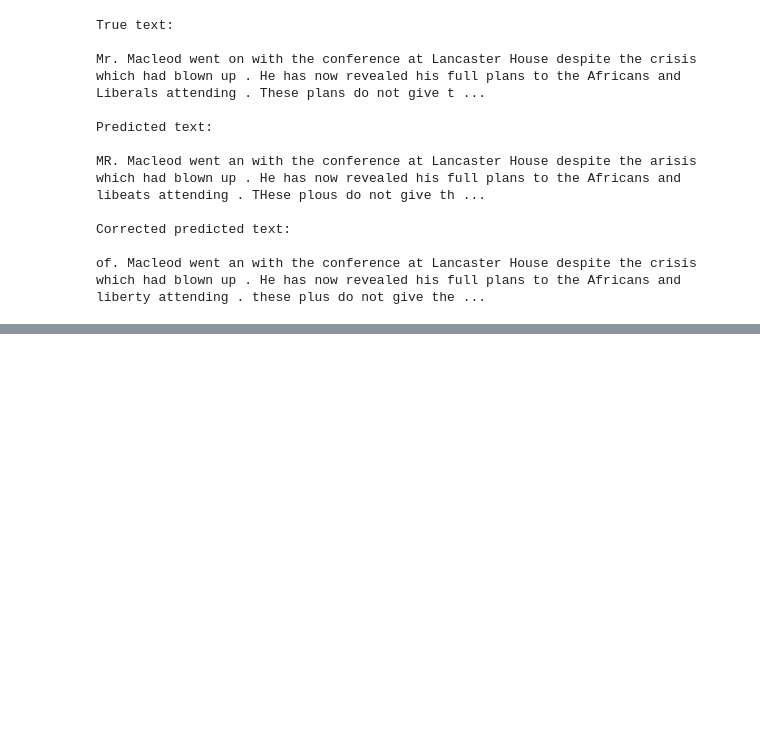
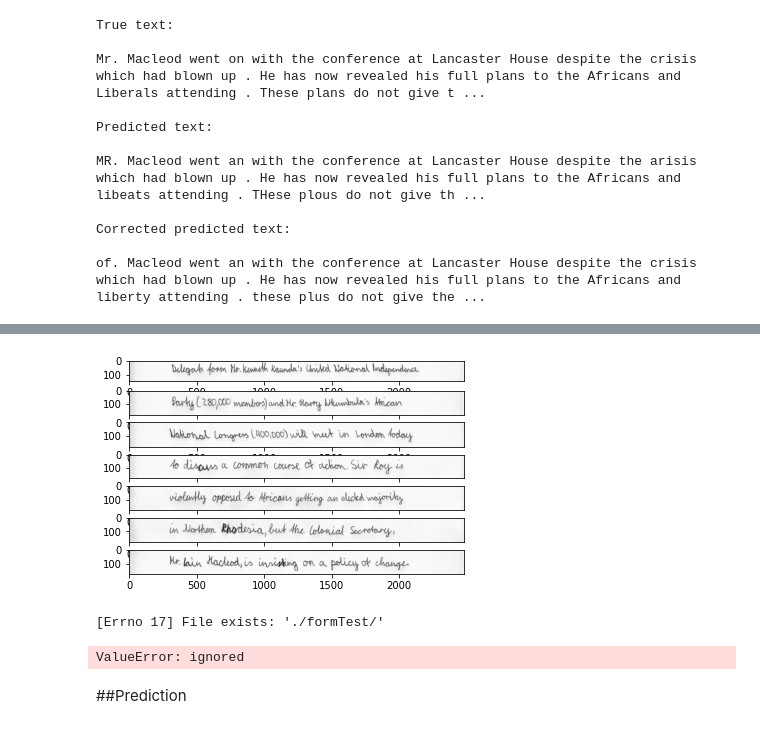
Before and after one commit to Zokoban/pyOCRTEN, a Jupyter notebook: ocr_project.ipynb, the cells around one changed output, grey strips where cells are left out. Drawn from its saved outputs; the diff is of its cells as text; code cells hidden in the pictures; blank space fills up the shorter version.

```diff
--- a/ocr_project.ipynb
+++ b/ocr_project.ipynb
@@ -885,0 +991,21 @@ of. Macleod went an with the conference at Lancaster House despite the crisis wh
+# %%
+#@title Creation of the list of lines from the form
+max_line=get_lines(img_bw)
+max_line=max_line>max_line.max()/2
+x_bot=np.argsort(max_line[2000:])[-1]+2000-10
+x_top=np.argsort(max_line[500:1000])[-1]+500+10
+
+only_text_img_color = img_color[x_top:x_bot,:,:]
+only_text_img_bw = img_bw[x_top:x_bot,:]
+
+lines=get_line_cut(only_text_img_bw)
+
+list_img_lines=[]
+for i in range(len(lines)-1):
+  list_img_lines.append(only_text_img_color[lines[i]:lines[i+1],:,:])
+
+for j in range(len(list_img_lines)):
+  plt.subplot(len(list_img_lines),1,j+1)
+  plt.imshow(list_img_lines[j],cmap="gray")
+# %% [output]
+[figure, added]
@@ -885,0 +1138,43 @@ of. Macleod went an with the conference at Lancaster House despite the crisis wh
+# %%
+#@title Saving of the word images and creation of the directory
+from PIL import Image
+import os
+
+directory_path="./formTest/"
+
+try:
+    os.mkdir(directory_path)
+except OSError as error:
+    print(error)
+
+for i, word_img in enumerate(list_words_img):
+  im = Image.fromarray(word_img)
+  im.save(directory_path+str(i)+".png")
+
+dir_list=os.listdir(directory_path)
+dir_list = list(map(lambda x :directory_path+x,dir_list))
+
+#######################
+# Sorting of the list #
+#######################
+
+import re
+
+def atoi(text):
+    return int(text) if text.isdigit() else text
+
+def natural_keys(text):
+    '''
+    alist.sort(key=natural_keys) sorts in human order
+    http://nedbatchelder.com/blog/200712/human_sorting.html
+    (See Toothy's implementation in the comments)
+    '''
+    return [ atoi(c) for c in re.split(r'(\d+)', text) ]
+
+
+dir_list.sort(key=natural_keys)
+# %% [output]
+[Errno 17] File exists: './formTest/'
+ValueError: ignored
+# %% [markdown]
+##Prediction
```
Also changed, not shown: parts of 12 cells of this notebook.
